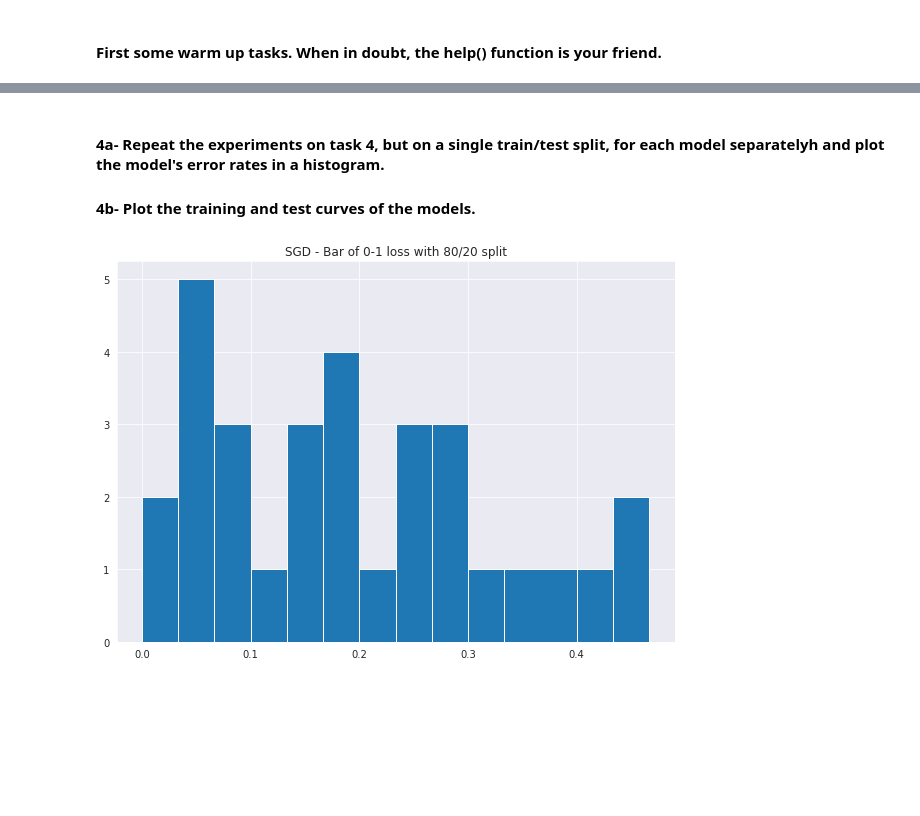
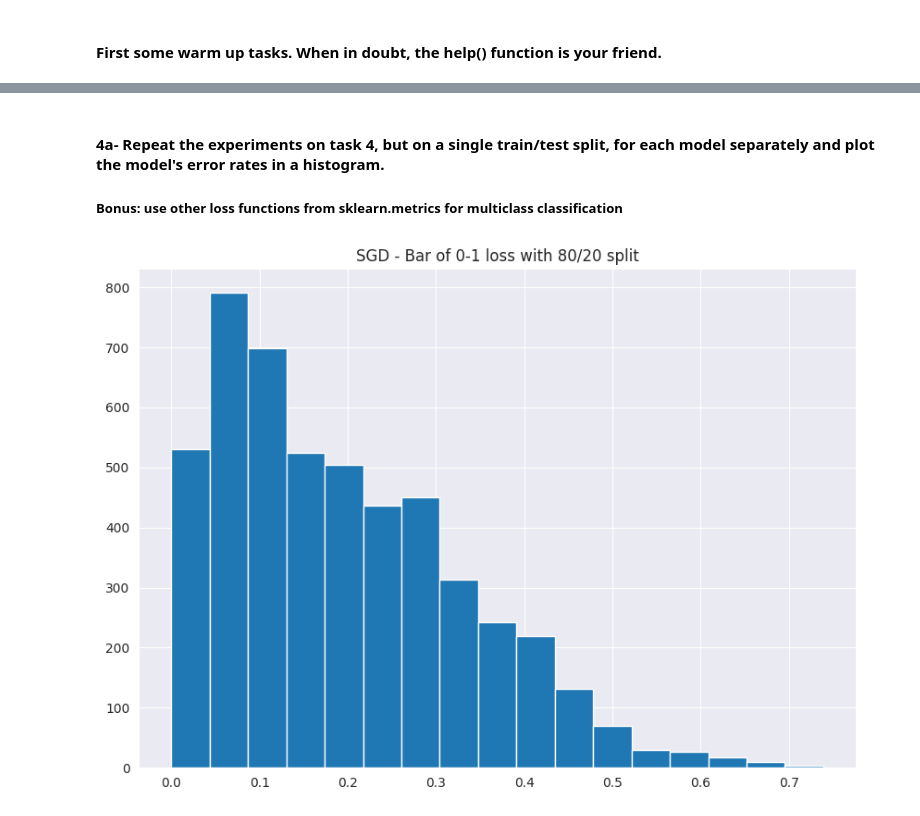
Before and after one commit to bilbrait/fundamentals-machine-learning, a Jupyter notebook: FML 1 - Supervised Learning (solutions).ipynb, the cells around one changed output, grey strips where cells are left out. Drawn from its saved outputs; the diff is of its cells as text; code cells hidden in the pictures; blank space fills up the shorter version.

```diff
--- a/FML 1 - Supervised Learning (solutions).ipynb
+++ b/FML 1 - Supervised Learning (solutions).ipynb
@@ -65,26 +115,27 @@ plt.show()
 C = []
 P = []
 k = 100
+n = 200000
 for k in range( k ):
 
-    X = norm.rvs( size = 200, random_state = rng )
-    Y = norm.rvs( size = 200, random_state = rng )
+    X = norm.rvs( size = n, random_state = rng )
+    Y = expon.rvs( size = n, random_state = rng )
 
     slope, intercept, r, p, se = stats.linregress(X, Y)
     C.append( r )
     P.append( p )
 
 fig, axs = plt.subplots(2, 1, figsize = ( 10, 7 ))
-axs[0].plot( C, '.' )
-axs[0].set_xlim(0, k)
-axs[0].set_xlabel('Number of experiments')
-axs[0].set_ylabel('Correlation coefficient')
+axs[0].hist( C )
+axs[0].set_xlabel('Correlation')
+axs[0].set_ylabel('Freq')
+axs[0].set_title( 'Distribution of Pearson correlation')
 axs[0].grid(True)
 
-axs[1].plot( P, '.' )
-axs[1].set_xlim(0, k)
-axs[1].set_ylabel('p-value')
-axs[1].set_xlabel('Number of experiments')
+axs[1].hist( P  )
+axs[1].set_ylabel('Freq')
+axs[1].set_xlabel('P-value')
+axs[1].set_title( 'Distribution of P-values from Linear regression')
 fig.tight_layout()
 plt.show()
 # %% [output]
@@ -103,13 +156,13 @@ from sklearn.linear_model import LogisticRegression
 from sklearn import metrics
 
 iris = data.load_iris()
-X = iris.data
-y = iris.target
+X    = iris.data
+y    = iris.target
 
 heldout = [ 0.90, 0.75, 0.50, 0.02 ] # suggested starting point. Modify to your liking.
 rounds  = 30
 
-classifiers = [
+models = [
     ("SGD", SGDClassifier(max_iter=110)),
     ("Perceptron", Perceptron(max_iter=110)),
     (
@@ -130,8 +183,8 @@ xx = 1.0 - np.array(heldout)
 
 plt.figure( figsize=( 10, 7 ) )
 
-for name, clf in classifiers:
-    print("training %s" % name)
+for name, clf in models:
+    print( f"training {name}")
     yy = []
     for i in heldout:
         yy_ = []
@@ -147,7 +200,7 @@ for name, clf in classifiers:
 
 
 plt.legend(loc="upper right")
-plt.xlabel("Proportion train")
+plt.xlabel("Proportion of training data(%)" )
 plt.ylabel("0-1 loss")
 plt.show()
 # %% [output]
@@ -160,22 +213,22 @@ training SAG
 # %% [markdown]
-#### 4a- Repeat the experiments on task 4, but on a single train/test split, for each model separatelyh and plot the model's error rates in a histogram.
+#### 4a- Repeat the experiments on task 4, but on a single train/test split, for each model separately and plot the model's error rates in a histogram.
 
-#### 4b- Plot the training and test curves of the models.
+##### Bonus: use other loss functions from sklearn.metrics for multiclass classification
 # %%
-(name, clf) = classifiers[ 0 ]
+(name, clf) = models[ 0 ]
 
 yy = []
 
 yy_ = []
-for r in range( rounds ):
-    X_train, X_test, y_train, y_test = train_test_split(X, y, test_size=0.2, random_state = rng.integers( 124 ) )
+for r in range( 5000 ):
+    X_train, X_test, y_train, y_test = train_test_split(X, y, test_size=0.15, random_state = rng.integers( 124 ) )
     clf.fit(X_train, y_train)
     y_pred = clf.predict(X_test)
     yy_.append( metrics.zero_one_loss( y_test, y_pred ) )
 
 plt.figure( figsize=( 10, 7 ) )
 plt.hist( yy_, bins = np.unique( yy_ )  )
 plt.title("SGD - Bar of 0-1 loss with 80/20 split")
 plt.show()
 # %% [output]
-[figure, old version]
+[figure, new version]
```
Also changed, not shown: parts of 18 cells of this notebook, 1 other file.
